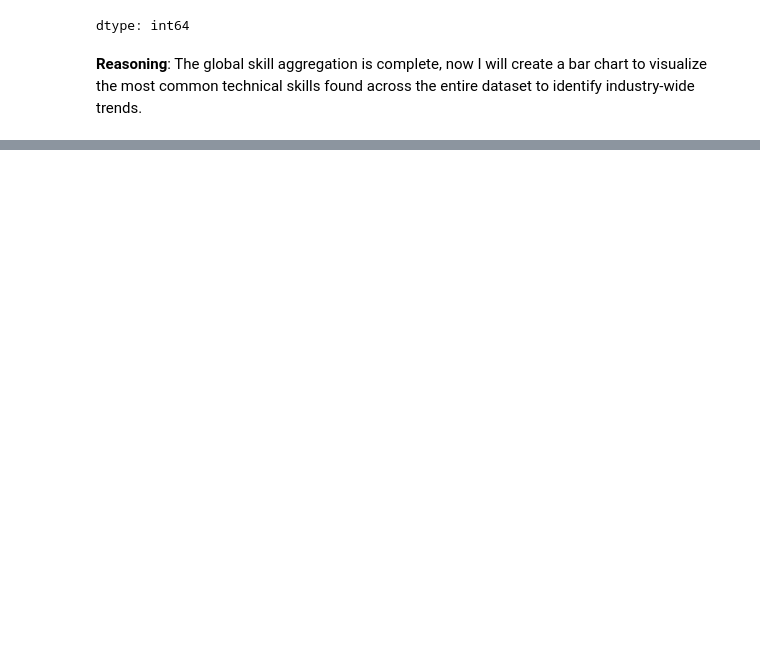
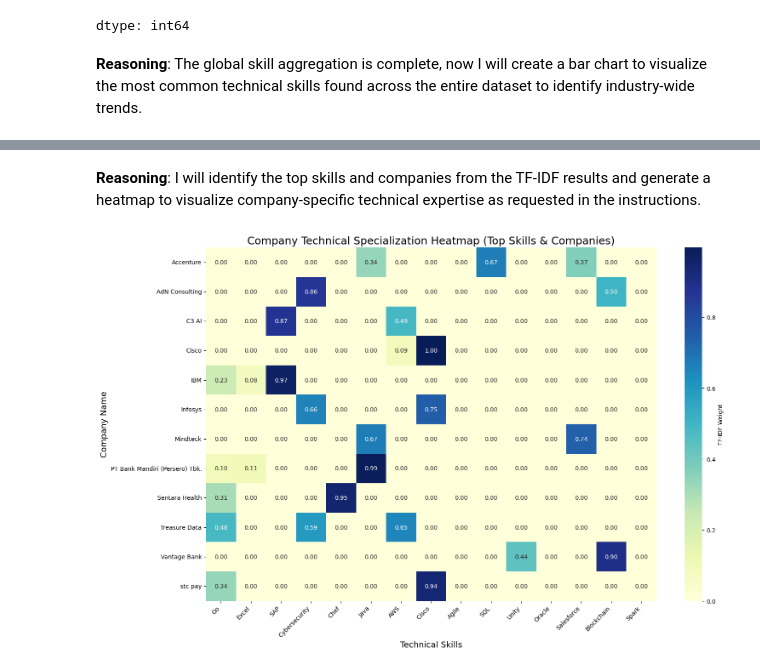
Before and after one commit to juniorz-101/.github, a Jupyter notebook: Employees_buiseness_eda.ipynb, the cells around one changed output, grey strips where cells are left out. Drawn from its saved outputs; the diff is of its cells as text; code cells hidden in the pictures; blank space fills up the shorter version.

```diff
--- a/Employees_buiseness_eda.ipynb
+++ b/Employees_buiseness_eda.ipynb
@@ -260,0 +359,19 @@ The global analysis (1,000 records) demonstrates that technical tools are far mo
+# %%
+from sklearn.feature_extraction.text import TfidfVectorizer
+
+# Initialize TfidfVectorizer with tech_keywords as fixed vocabulary
+# Setting lowercase=True ensures matching with the corpus text
+vectorizer = TfidfVectorizer(vocabulary=[kw.lower() for kw in tech_keywords], lowercase=True)
+
+# Fit and transform the company documents
+tfidf_matrix = vectorizer.fit_transform(company_corpus_df['company_document'])
+
+# Create tfidf_df with company_id as index and tech_keywords as columns
+tfidf_df = pd.DataFrame(
+    tfidf_matrix.toarray(),
+    index=company_corpus_df['company_id'],
+    columns=tech_keywords
+)
+
+print(f'TF-IDF matrix created with shape: {tfidf_df.shape}')
+display(tfidf_df.head())
@@ -260,0 +450,36 @@ The global analysis (1,000 records) demonstrates that technical tools are far mo
+# %% [markdown]
+**Reasoning**:
+I will identify the top skills and companies from the TF-IDF results and generate a heatmap to visualize company-specific technical expertise as requested in the instructions.
+# %%
+import seaborn as sns
+import matplotlib.pyplot as plt
+
+# 1. Identify top 15 skills by summing TF-IDF weights
+top_skills = tfidf_df.sum().sort_values(ascending=False).head(15).index.tolist()
+
+# 2. Identify top 20 companies by summing TF-IDF weights across those top skills
+top_companies_ids = tfidf_df[top_skills].sum(axis=1).sort_values(ascending=False).head(20).index.tolist()
+
+# 3. Create a filtered subset for the heatmap
+# We need company names for readability, so we'll use the merged dataframe
+heatmap_data = company_specialization_df[company_specialization_df['company_id'].isin(top_companies_ids)]
+
+# Since there might be multiple entries per company due to the previous 'explode' on specialties,
+# we'll group by company_name and take the mean (which should be the same TF-IDF score per company)
+heatmap_pivot = heatmap_data.groupby('company_name')[top_skills].mean()
+
+# 4. Plot the heatmap
+plt.figure(figsize=(16, 10))
+sns.heatmap(heatmap_pivot, annot=True, cmap='YlGnBu', fmt='.2f', cbar_kws={'label': 'TF-IDF Weight'})
+
+# 5. Add titles and labels
+plt.title('Company Technical Specialization Heatmap (Top Skills & Companies)', fontsize=18)
+plt.xlabel('Technical Skills', fontsize=14)
+plt.ylabel('Company Name', fontsize=14)
+plt.xticks(rotation=45, ha='right')
+plt.yticks(rotation=0)
+
+plt.tight_layout()
+plt.show()
+# %% [output]
+[figure, added]
```
Also changed, not shown: parts of 28 cells of this notebook, 1 other file.
